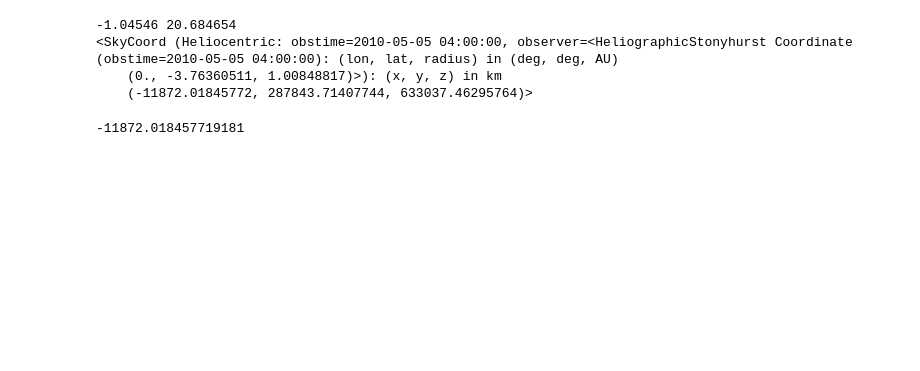
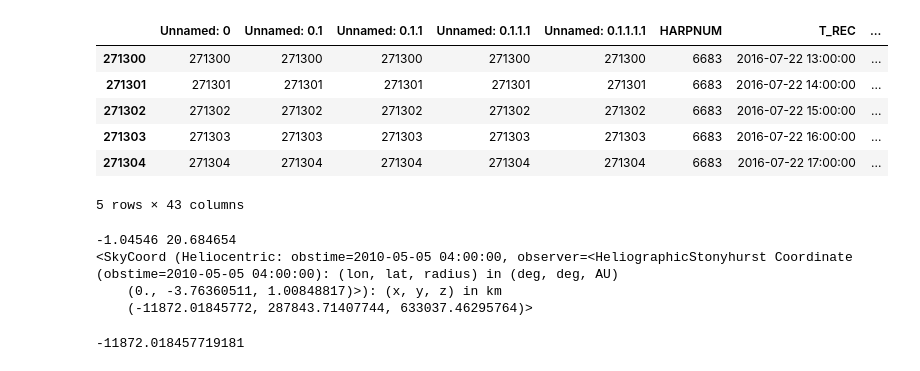
Before and after one commit to ceilingcranes/ActiveRegionLocationAnalysis, a Jupyter notebook: distance_analysis.ipynb, the cells around one changed output. Drawn from its saved outputs; the diff is of its cells as text; code cells hidden in the pictures; blank space fills up the shorter version.

```diff
--- a/distance_analysis.ipynb
+++ b/distance_analysis.ipynb
@@ -20,3 +9,16 @@ data.head()
+# %%
+data = pd.read_csv("modified_data.csv")
+data.dropna(axis = 0, subset = ["hc_x", "hc_y", "hc_z"], inplace = True)
+data.tail()
+# data.iloc[9999]
+# %% [output]
+|  | Unnamed: 0 | Unnamed: 0.1 | Unnamed: 0.1.1 | Unnamed: 0.1.1.1 | Unnamed: 0.1.1.1.1 | HARPNUM | T_REC | ... |
+| 271300 | 271300 | 271300 | 271300 | 271300 | 271300 | 6683 | 2016-07-22 13:00:00 | ... |
+| 271301 | 271301 | 271301 | 271301 | 271301 | 271301 | 6683 | 2016-07-22 14:00:00 | ... |
+| 271302 | 271302 | 271302 | 271302 | 271302 | 271302 | 6683 | 2016-07-22 15:00:00 | ... |
+| 271303 | 271303 | 271303 | 271303 | 271303 | 271303 | 6683 | 2016-07-22 16:00:00 | ... |
+| 271304 | 271304 | 271304 | 271304 | 271304 | 271304 | 6683 | 2016-07-22 17:00:00 | ... |
+5 rows × 43 columns
 # %%
 dlat = data.loc[1, "LAT_FWT"]
 dlon = data.loc[1, "LON_FWT"]
```
Also changed, not shown: parts of 1 cell of this notebook, 1 other file.
